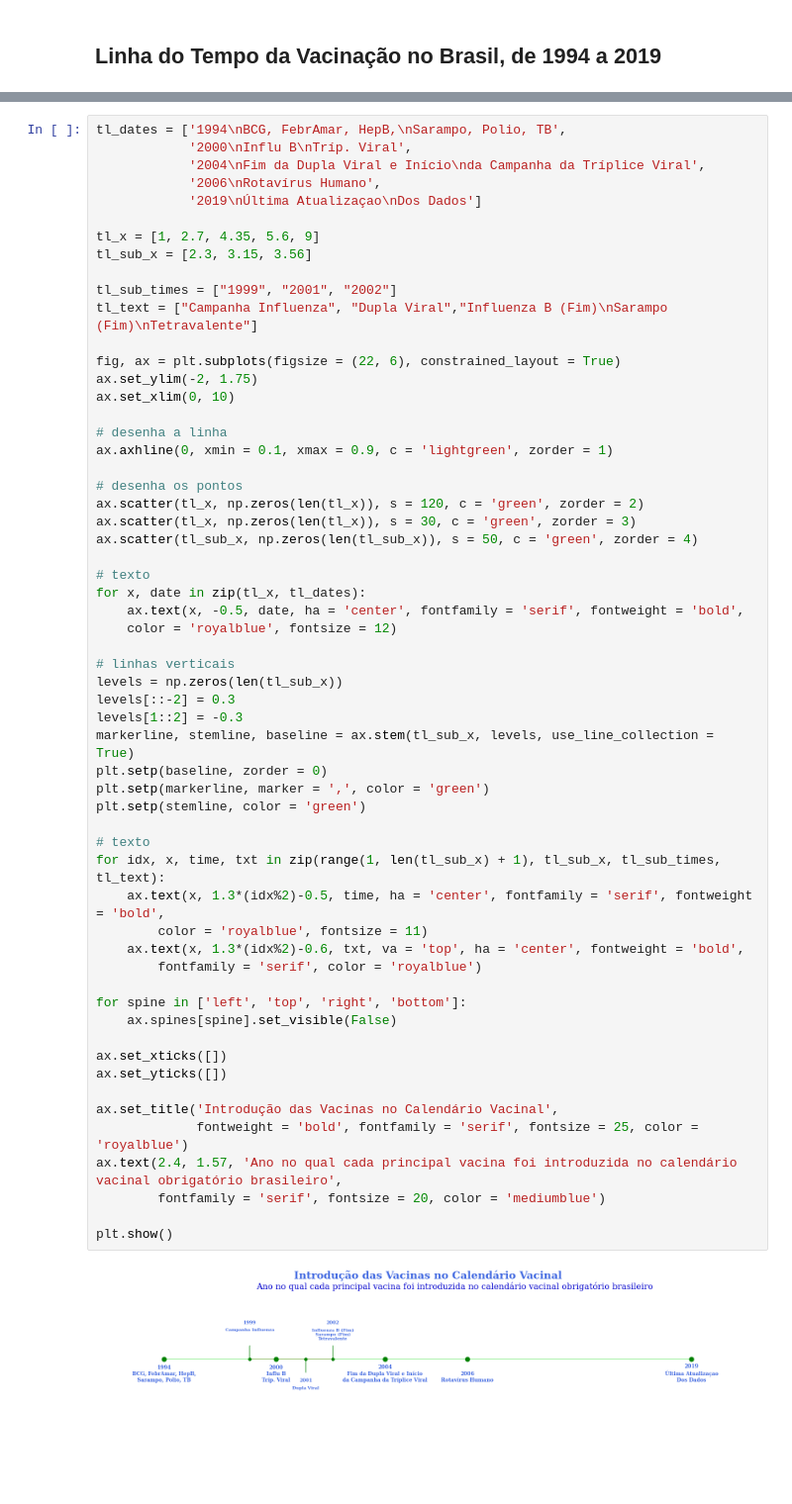
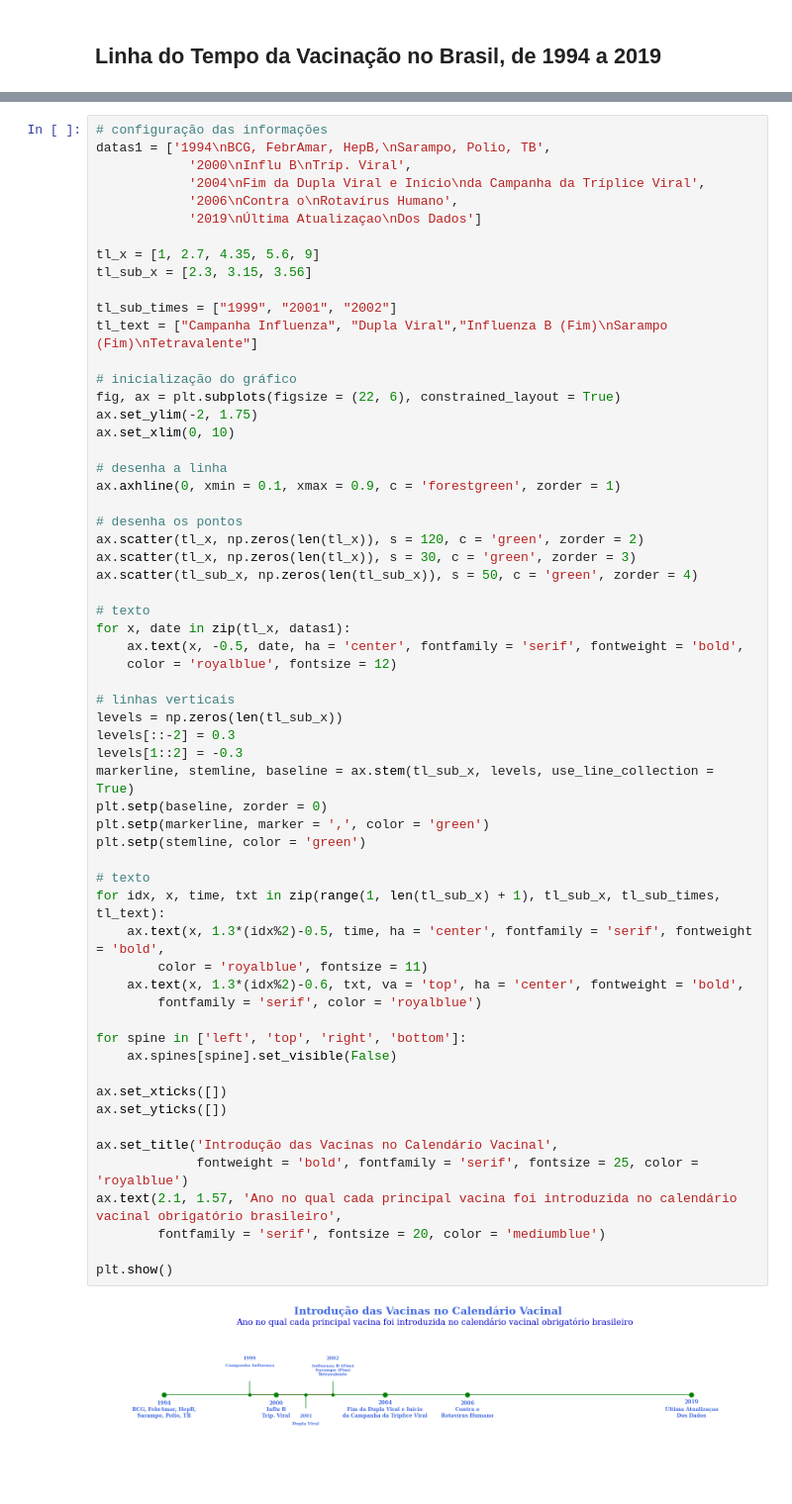
Before and after one commit to diascarolina/vacinacao-geral-no-brasil, a Jupyter notebook: notebooks/vacinacao_geral_no_brasil.ipynb, the cells around one changed output, grey strips where cells are left out. Shown: that part at 99% size. Saved outputs shown, nothing was run; the diff lists cells and outputs as text.

```diff
--- a/notebooks/vacinacao_geral_no_brasil.ipynb
+++ b/notebooks/vacinacao_geral_no_brasil.ipynb
@@ -293,8 +304,9 @@ Para continuarmos nossa contextualização geral sobre a vacinação no Brasil d
 # %%
-tl_dates = ['1994\nBCG, FebrAmar, HepB,\nSarampo, Polio, TB',
+# configuração das informações
+datas1 = ['1994\nBCG, FebrAmar, HepB,\nSarampo, Polio, TB',
             '2000\nInflu B\nTríp. Viral',
             '2004\nFim da Dupla Viral e Início\nda Campanha da Tríplice Viral',
-            '2006\nRotavírus Humano',
+            '2006\nContra o\nRotavírus Humano',
             '2019\nÚltima Atualizaçao\nDos Dados']
 
 tl_x = [1, 2.7, 4.35, 5.6, 9]
@@ -303,12 +315,13 @@ tl_sub_x = [2.3, 3.15, 3.56]
 tl_sub_times = ["1999", "2001", "2002"]
 tl_text = ["Campanha Influenza", "Dupla Viral","Influenza B (Fim)\nSarampo (Fim)\nTetravalente"]
 
+# inicialização do gráfico
 fig, ax = plt.subplots(figsize = (22, 6), constrained_layout = True)
 ax.set_ylim(-2, 1.75)
 ax.set_xlim(0, 10)
 
 # desenha a linha
-ax.axhline(0, xmin = 0.1, xmax = 0.9, c = 'lightgreen', zorder = 1)
+ax.axhline(0, xmin = 0.1, xmax = 0.9, c = 'forestgreen', zorder = 1)
 
 # desenha os pontos
 ax.scatter(tl_x, np.zeros(len(tl_x)), s = 120, c = 'green', zorder = 2)
@@ -316,40 +329,40 @@ ax.scatter(tl_x, np.zeros(len(tl_x)), s = 30, c = 'green', zorder = 3)
 ax.scatter(tl_sub_x, np.zeros(len(tl_sub_x)), s = 50, c = 'green', zorder = 4)
 
 # texto
-for x, date in zip(tl_x, tl_dates):
+for x, date in zip(tl_x, datas1):
     ax.text(x, -0.5, date, ha = 'center', fontfamily = 'serif', fontweight = 'bold',
     color = 'royalblue', fontsize = 12)
 
 # linhas verticais
 levels = np.zeros(len(tl_sub_x))
 levels[::-2] = 0.3
 levels[1::2] = -0.3
 markerline, stemline, baseline = ax.stem(tl_sub_x, levels, use_line_collection = True)
 plt.setp(baseline, zorder = 0)
 plt.setp(markerline, marker = ',', color = 'green')
 plt.setp(stemline, color = 'green')
 
 # texto
 for idx, x, time, txt in zip(range(1, len(tl_sub_x) + 1), tl_sub_x, tl_sub_times, tl_text):
     ax.text(x, 1.3*(idx%2)-0.5, time, ha = 'center', fontfamily = 'serif', fontweight = 'bold',
         color = 'royalblue', fontsize = 11)
     ax.text(x, 1.3*(idx%2)-0.6, txt, va = 'top', ha = 'center', fontweight = 'bold',
         fontfamily = 'serif', color = 'royalblue')
 
 for spine in ['left', 'top', 'right', 'bottom']:
     ax.spines[spine].set_visible(False)
 
 ax.set_xticks([])
 ax.set_yticks([])
 
 ax.set_title('Introdução das Vacinas no Calendário Vacinal',
              fontweight = 'bold', fontfamily = 'serif', fontsize = 25, color = 'royalblue')
-ax.text(2.4, 1.57, 'Ano no qual cada principal vacina foi introduzida no calendário vacinal obrigatório brasileiro',
+ax.text(2.1, 1.57, 'Ano no qual cada principal vacina foi introduzida no calendário vacinal obrigatório brasileiro',
         fontfamily = 'serif', fontsize = 20, color = 'mediumblue')
 
 plt.show()
 # %% [output]
-[figure, old version]
+[figure, new version]
 # %% [markdown]
 Essas informações podem ser encontradas nas [Notas Técnicas sobre as Imunizações](http://tabnet.datasus.gov.br/cgi/pni/Imun_cobertura_desde_1994.pdf).
 
```
Also changed, not shown: parts of 25 cells of this notebook, 2 other files.
